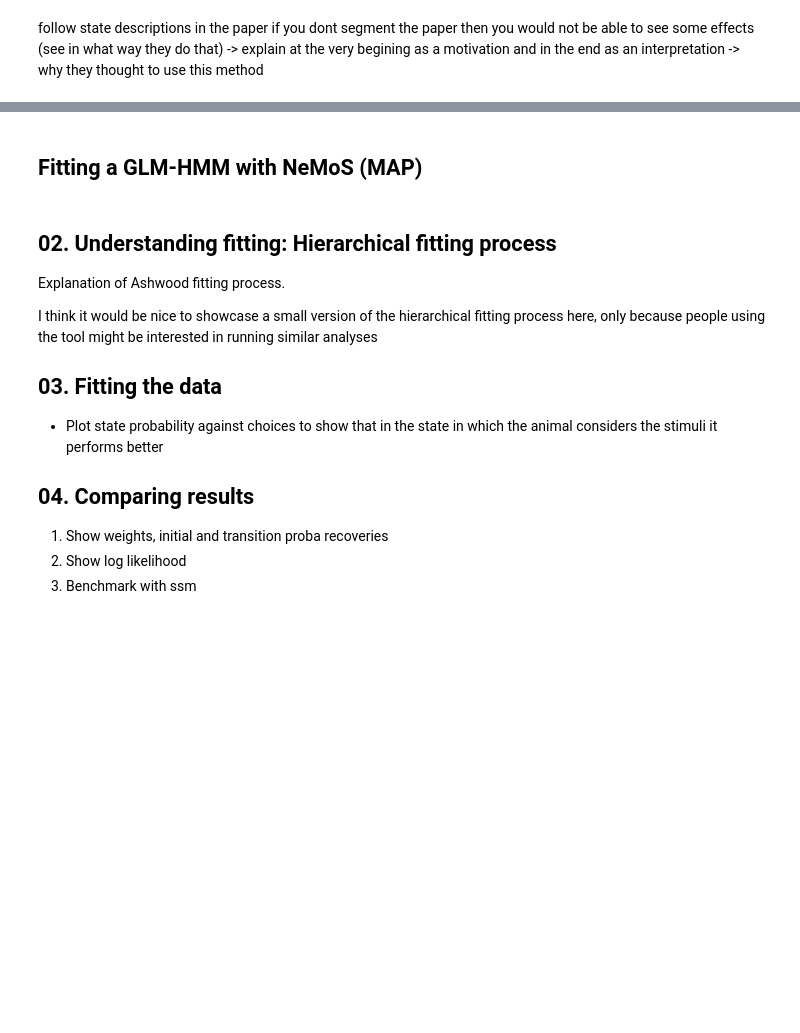
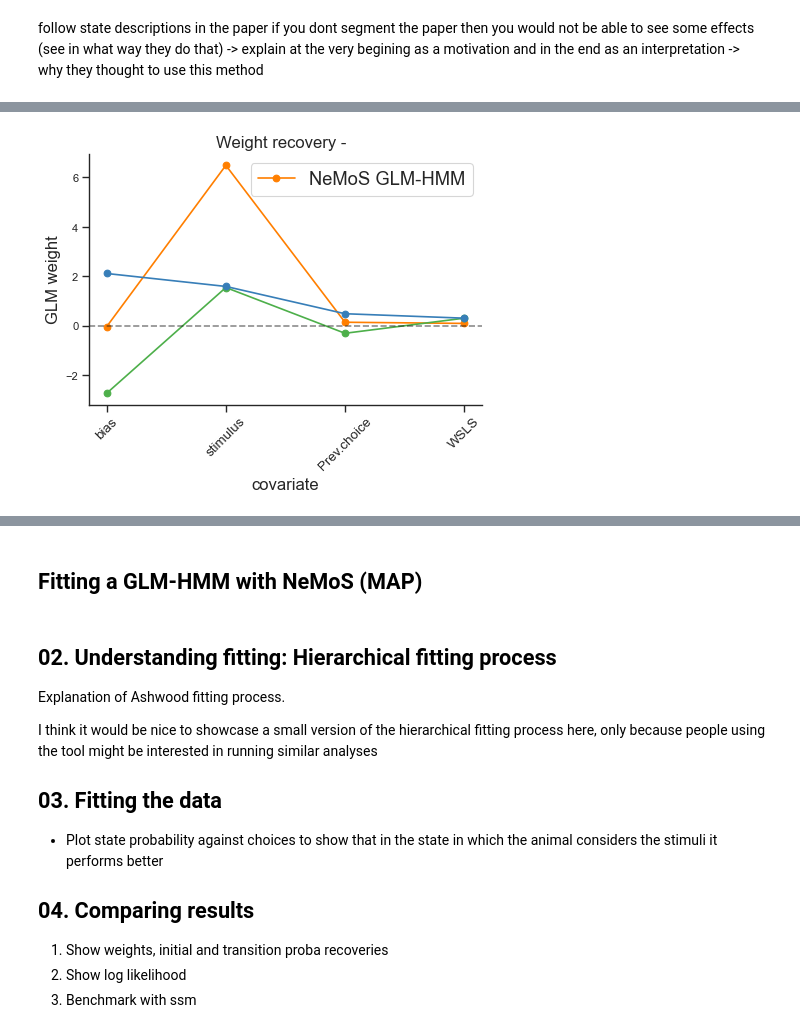
Before and after one commit to camila-maura/glm_hmm_notebook, a Jupyter notebook: scripts/01_ashwood_replication.ipynb, the cells around one changed output, grey strips where cells are left out. Saved outputs shown, nothing was run; the diff lists cells and outputs as text; code cells hidden in the pictures; blank space fills up the shorter version.

```diff
--- a/scripts/01_ashwood_replication.ipynb
+++ b/scripts/01_ashwood_replication.ipynb
@@ -305,0 +319,88 @@ Pending
+# %%
+def plot_glm_weights(
+    n_features,
+    n_states,
+    true_projection_weights,
+    learned_intercept,
+    learned_coef,
+    X_labels,
+    initialization_setting,
+):
+    ## Plot
+    fig = plt.figure(figsize=(6, 5), dpi=80, facecolor="w", edgecolor="k")
+    cols = ["#ff7f00", "#4daf4a", "#377eb8"]
+    recovered_weights = np.zeros_like(true_projection_weights)
+
+    recovered_weights[:1] = learned_intercept
+    recovered_weights[1:] = learned_coef
+
+    for k in range(n_states):
+        if k == 0:
+            #plt.plot(
+            #    range(n_features),
+            #    true_projection_weights[:, k],
+            #    marker="o",
+            #    color=cols[k],
+            #    linestyle="-",
+            #    lw=1.5,``
+            #    label="Ashwood et al. (2022)",
+            #)
+            plt.plot(
+                range(n_features),
+                recovered_weights[:, k],
+                marker="o",
+                color=cols[k],
+                lw=1.5,
+                label="NeMoS GLM-HMM",
+                linestyle="-",
+            )
+        else:
+            #plt.plot(
+            #    range(n_features),
+            #    true_projection_weights[:, k],
+            #    marker="o",
+            #    color=cols[k],
+            #    linestyle="-",
+            #    lw=1.5,
+            #    label="",
+            #)
+
+            plt.plot(
+                range(n_features),
+                recovered_weights[:, k],
+                color=cols[k],
+                marker="o",
+                lw=1.5,
+                label="",
+                linestyle="-",
+            )
+
+
+    plt.yticks(fontsize=10)
+    plt.ylabel("GLM weight", fontsize=15)
+    plt.xlabel("covariate", fontsize=15)
+    plt.xticks([i for i in range(n_features)], X_labels, fontsize=12, rotation=45)
+    plt.axhline(y=0, color="k", alpha=0.5, ls="--")
+    plt.legend()
+    plt.title(f"Weight recovery - {initialization_setting}", fontsize=15)
+    plt.tight_layout()
+    plt.savefig("figures/fig_07_glm_hmm_behavioral.png")
+
+    plt.show()
+    return None
+
+# Stack array for plotting
+stacked_arr = np.vstack([true_intercept, projection_weights_true_values_mouse])
+stacked_arr
+
+plot_glm_weights(
+    model.coef_.shape[0]+ 1,
+    3, # n states
+    stacked_arr,
+    model.intercept_,
+    model.coef_,
+    X_labels_mouse,
+    " ",
+    )
+# %% [output]
+[figure, added]
```
Also changed, not shown: parts of 36 cells of this notebook, 4 other files.
